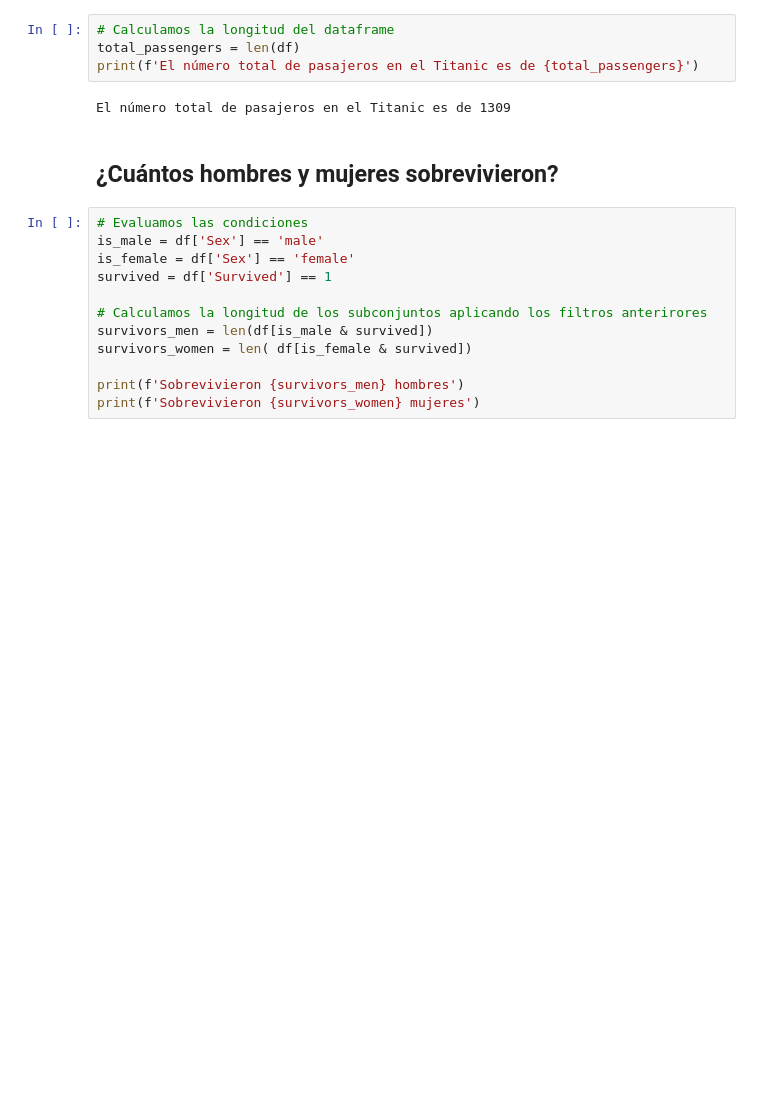
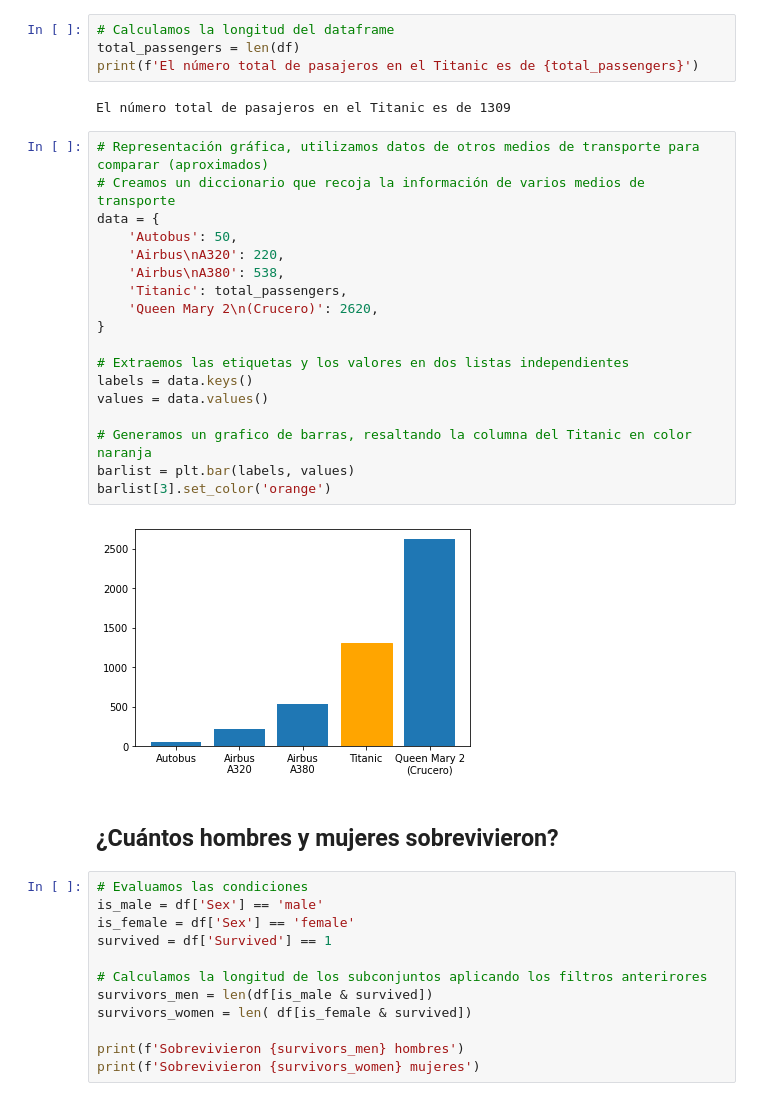
Before and after one commit to darioWorknet/2-Titanic_dataset, a Jupyter notebook: TitanicAnalytics.ipynb, the cells around one changed output. Saved outputs shown, nothing was run; the diff lists cells and outputs as text; blank space fills up the shorter version.

Commit message:
Plot for number of passengers

```diff
--- a/TitanicAnalytics.ipynb
+++ b/TitanicAnalytics.ipynb
@@ -112,6 +113,26 @@ total_passengers = len(df)
 print(f'El número total de pasajeros en el Titanic es de {total_passengers}')
 # %% [output]
 El número total de pasajeros en el Titanic es de 1309
+# %%
+# Representación gráfica, utilizamos datos de otros medios de transporte para comparar (aproximados)
+# Creamos un diccionario que recoja la información de varios medios de transporte
+data = {
+    'Autobus': 50,
+    'Airbus\nA320': 220,
+    'Airbus\nA380': 538,
+    'Titanic': total_passengers,
+    'Queen Mary 2\n(Crucero)': 2620,
+}
+
+# Extraemos las etiquetas y los valores en dos listas independientes
+labels = data.keys()
+values = data.values()
+
+# Generamos un grafico de barras, resaltando la columna del Titanic en color naranja
+barlist = plt.bar(labels, values)
+barlist[3].set_color('orange')
+# %% [output]
+[figure, added]
 # %% [markdown]
 ## ¿Cuántos hombres y mujeres sobrevivieron?
 # %%
```
Also changed, not shown: parts of 1 cell of this notebook.
